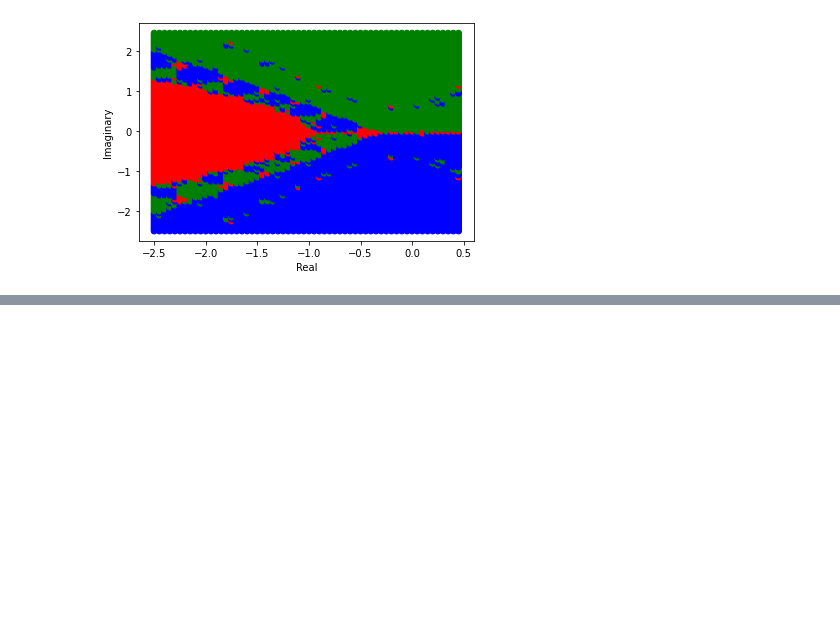
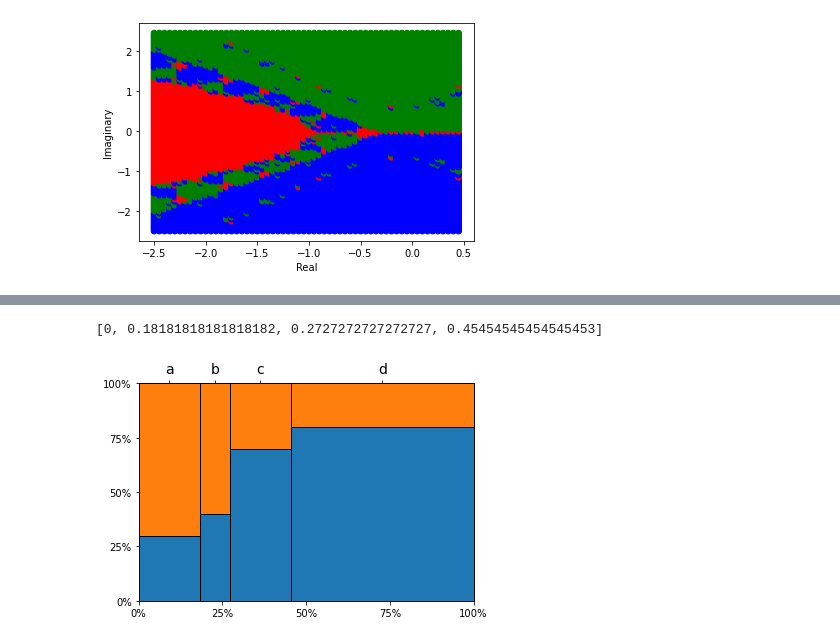
Before and after one commit to Unilmalas/TextAI, a Jupyter notebook: snippets 46.ipynb, the cells around one changed output, grey strips where cells are left out. Drawn from its saved outputs; the diff is of its cells as text; code cells hidden in the pictures; blank space fills up the shorter version.

```diff
--- a/snippets 46.ipynb
+++ b/snippets 46.ipynb
@@ -1144,0 +1074,36 @@ plt.show()
+# %%
+import matplotlib.pyplot as plt
+import numpy as np
+
+fig, ax = plt.subplots(1)
+y = [.3, .4, .7, .8]
+x = [100, 50, 100, 300]
+x_label = ['a','b','c', 'd']
+width = [i/sum(x) for i in x]
+# calculate x coordinates based on the width of the previous bars
+# same as: [0, width[0], width[0] + width[1], width[0] + width[1] + width[2]]
+adjusted_x, temp = [0], 0
+for i in width[:-1]:
+    temp += i
+    adjusted_x.append(temp)
+
+print(adjusted_x)
+
+# Marimekko chart
+plt.bar(adjusted_x, y, width=width, align='edge', edgecolor='black')
+plt.bar(adjusted_x, np.ones(len(y))-y, bottom=y, width=width, align='edge', edgecolor='black')
+# x and y ticks (%)
+ax.set_yticks([0, 0.25, 0.5, 0.75, 1])
+ax.set_yticklabels(['0%', '25%', '50%', '75%', '100%'])
+ax.set_xticks([0, 0.25, 0.5, 0.75, 1])
+ax.set_xticklabels(['0%', '25%', '50%', '75%', '100%'])
+plt.ylim(0,1)
+plt.xlim(0,1)
+# twin y-axis to draw x-ticks at the top
+axy = ax.twiny()
+axy.set_xticks([(width[i]/2)+ v for i, v in enumerate(adjusted_x)])
+axy.set_xticklabels(x_label, fontsize=14)
+plt.show()
+# %% [output]
+[0, 0.18181818181818182, 0.2727272727272727, 0.45454545454545453]
+[figure, added]
```
Also changed, not shown: parts of 55 cells of this notebook.
